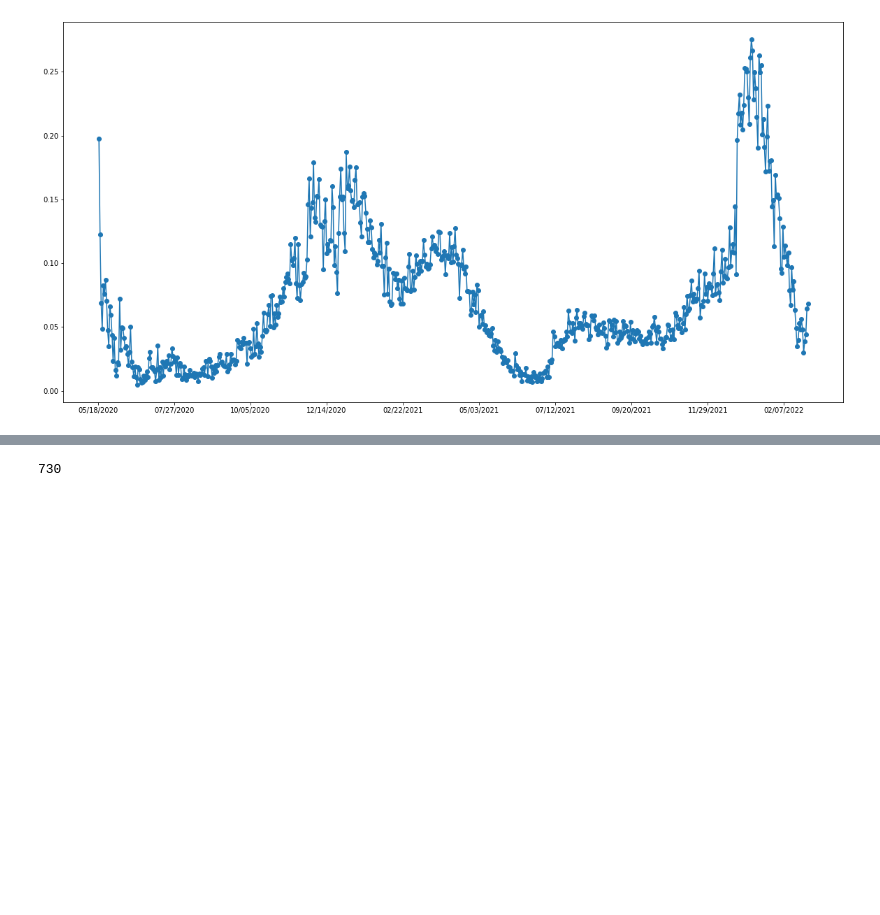
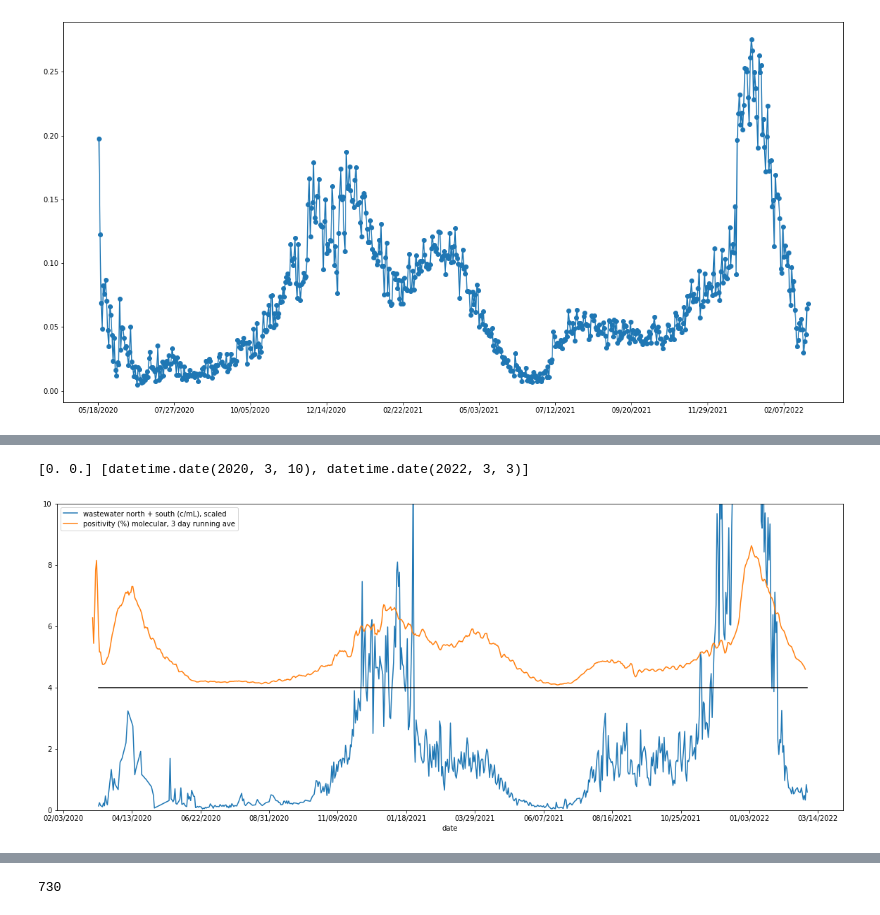
Before and after one commit to edgecollective/wastewater-parse, a Jupyter notebook: wp2.ipynb, the cells around one changed output, grey strips where cells are left out. Saved outputs shown, nothing was run; the diff lists cells and outputs as text; code cells hidden in the pictures; blank space fills up the shorter version.

```diff
--- a/wp2.ipynb
+++ b/wp2.ipynb
@@ -201,3 +200,64 @@ len(y_w_n_norm_run)
+# %%
+#r1 = np.zeros(N)
+date_start=x_w_t[0]
+date_end=x_w_t[len(x_w_t)-1]
+ref_dates=[date_start,date_end]
+#print(date_start,date_end)
+r1=np.zeros(2)
+print(r1,ref_dates)
+# %% [output]
+[0. 0.] [datetime.date(2020, 3, 10), datetime.date(2022, 3, 3)]
+# %%
+import matplotlib.pyplot as plt
+import matplotlib.dates as mdates
+
+plt.gca().xaxis.set_major_formatter(mdates.DateFormatter('%m/%d/%Y'))
+plt.gca().xaxis.set_major_locator(mdates.WeekdayLocator(byweekday=(0), interval=10))
+
+max_counts = 1000
+#head=400
+tail=300
+
+# plot intial
+#plt.subplot(1, 2, 1)
+#plt.plot(x[len(x)-tail:],y[len(x)-tail:],'-o')
+#plt.plot(x_w_n,y_w_n_norm,'-',label='wastewater north (c/mL, norm)')
+#plt.plot(x_w_n_run,y_w_n_norm_run,'-',label='wastewater north running ave (c/mL, norm)')
+#plt.plot(x_w_s_run,y_w_s_norm_run,'-',label='wastewater south running ave (c/mL, norm)')
+
+#plt.plot(x_w_s,y_w_s_norm,'-',label='wastewater south (c/mL, norm)')
+
+plt.plot(x_w_t,y_w_t_norm*60,'-',label='wastewater north + south (c/mL), scaled')
+
+#plt.plot(x_w_t_run,y_w_t_norm_run*3,'-',label='wastewater, north + south (copies/mL), norm, 3d running ave')
+
+
+#plt.plot(x_m,y_m,'-',label = 'positivity (%) molecular')
+plt.plot(x_m_run,y_m_run*10+4,'-',label = 'positivity (%) molecular, 3 day running ave')
+
+#reference line
+plt.plot(ref_dates,r1+4,'k-')
+
+#plt.plot(x_a,y_a,'-',label = 'positivity (%) antigen')
+plt.ylim([0,10])
+#plt.ylabel('copies/mL')
+plt.xlabel('date')
+
+#plt.show()
+fig = plt.gcf()
+fig.set_size_inches(20, 8)
+#fig.suptitle('Wastewater and Testing Positivity Rate', fontsize=16)
+#plt.title('Positivity is the fraction of positive molecular tests on a given day')
+plt.legend()
+#filename=region+'_full_limit_'+str(max_counts)+'_tail.pdf'
+#plt.savefig('graphs/'+filename)
+#plt.axis([0, 10, 0, 10])
+#t = ("This ")
+#plt.text(1, 1, t, ha='left',  wrap=True)
+
+plt.show()
+# %% [output]
+[figure, added]
 # %%
 import matplotlib.pyplot as plt
 import matplotlib.dates as mdates
```
Also changed, not shown: parts of 3 cells of this notebook, 1 other file.
